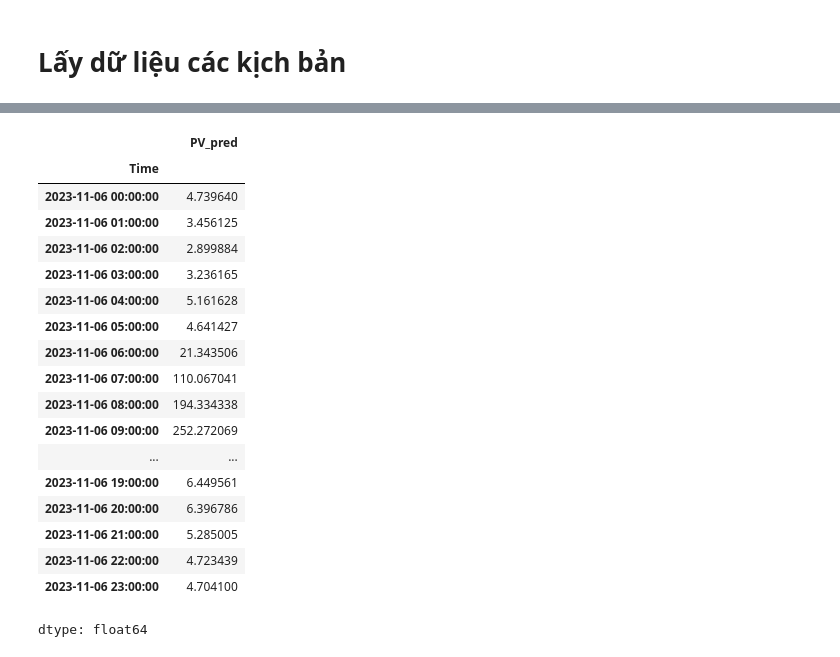
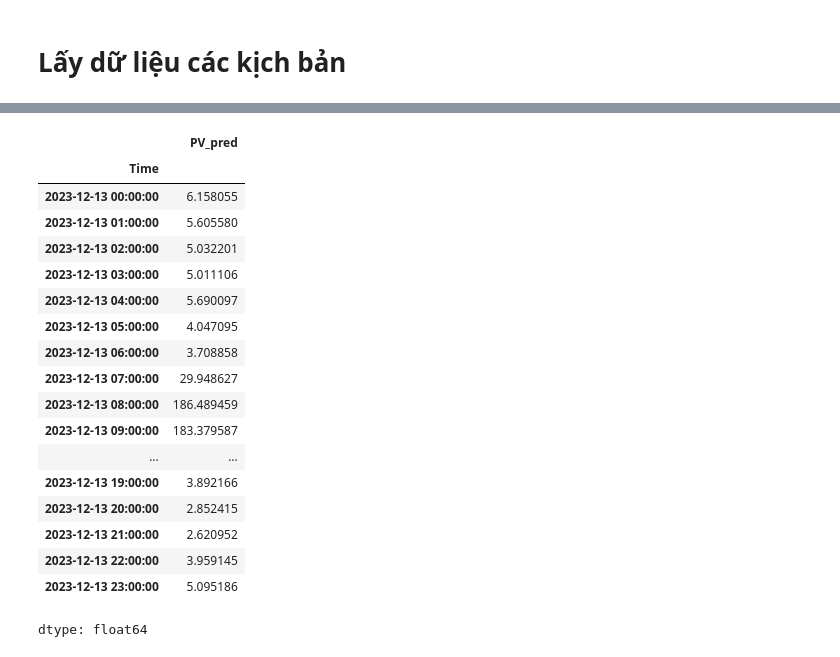
Before and after one commit to theonlymk9/DATN, a Jupyter notebook: RL/RL_FINAL/Code/Final_visualization.ipynb, the cells around one changed output, grey strips where cells are left out. Saved outputs shown, nothing was run; the diff lists cells and outputs as text; code cells hidden in the pictures.

```diff
--- a/RL/RL_FINAL/Code/Final_visualization.ipynb
+++ b/RL/RL_FINAL/Code/Final_visualization.ipynb
@@ -1010,22 +1002,22 @@ time: 16 ms (started: 2025-06-17 11:29:54 +00:00)
 # %%
-PV_data_test.loc['2023-11-6 00:00:00':'2023-11-6 23:00:00','PV_pred']
+PV_data_test.loc['2023-12-13 00:00:00':'2023-12-13 23:00:00','PV_pred']
 # %% [output]
 |  | PV_pred |
 | Time |  |
-| 2023-11-06 00:00:00 | 4.739640 |
-| 2023-11-06 01:00:00 | 3.456125 |
-| 2023-11-06 02:00:00 | 2.899884 |
-| 2023-11-06 03:00:00 | 3.236165 |
-| 2023-11-06 04:00:00 | 5.161628 |
-| 2023-11-06 05:00:00 | 4.641427 |
-| 2023-11-06 06:00:00 | 21.343506 |
-| 2023-11-06 07:00:00 | 110.067041 |
-| 2023-11-06 08:00:00 | 194.334338 |
-| 2023-11-06 09:00:00 | 252.272069 |
+| 2023-12-13 00:00:00 | 6.158055 |
+| 2023-12-13 01:00:00 | 5.605580 |
+| 2023-12-13 02:00:00 | 5.032201 |
+| 2023-12-13 03:00:00 | 5.011106 |
+| 2023-12-13 04:00:00 | 5.690097 |
+| 2023-12-13 05:00:00 | 4.047095 |
+| 2023-12-13 06:00:00 | 3.708858 |
+| 2023-12-13 07:00:00 | 29.948627 |
+| 2023-12-13 08:00:00 | 186.489459 |
+| 2023-12-13 09:00:00 | 183.379587 |
 | ... | ... |
-| 2023-11-06 19:00:00 | 6.449561 |
-| 2023-11-06 20:00:00 | 6.396786 |
-| 2023-11-06 21:00:00 | 5.285005 |
-| 2023-11-06 22:00:00 | 4.723439 |
-| 2023-11-06 23:00:00 | 4.704100 |
+| 2023-12-13 19:00:00 | 3.892166 |
+| 2023-12-13 20:00:00 | 2.852415 |
+| 2023-12-13 21:00:00 | 2.620952 |
+| 2023-12-13 22:00:00 | 3.959145 |
+| 2023-12-13 23:00:00 | 5.095186 |
 dtype: float64
```
Also changed, not shown: parts of 49 cells of this notebook, 17 other files.
